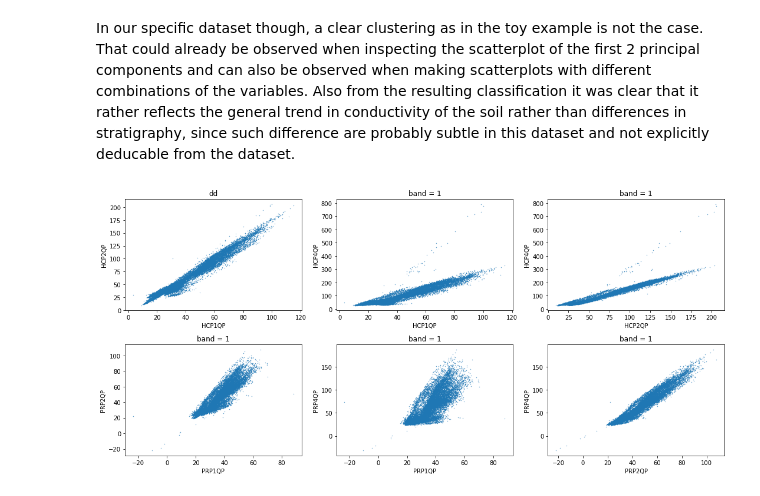
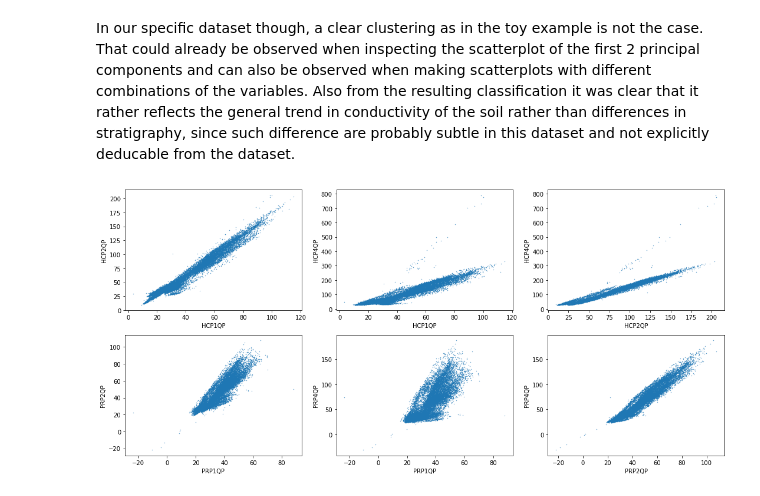
Before and after one commit to drdebivre/Thesis_EMIclass, a Jupyter notebook: 3.Gaussian_mixture.ipynb, the cells around one changed output. Drawn from its saved outputs; the diff is of its cells as text; code cells hidden in the pictures.

```diff
--- a/3.Gaussian_mixture.ipynb
+++ b/3.Gaussian_mixture.ipynb
@@ -216,15 +216,16 @@ In our specific dataset though, a clear clustering as in the toy example is not
 # %%
 fig, ((ax0, ax1, ax2), (ax3, ax4, ax5)) = plt.subplots(2,3, figsize=(15,7))
 
 stack_data.plot.scatter(x='HCP1QP', y='HCP2QP', s=0.1, ax=ax0)
 stack_data.plot.scatter(x='HCP1QP', y='HCP4QP', s=0.1, ax=ax1)
 stack_data.plot.scatter(x='HCP2QP', y='HCP4QP', s=0.1, ax=ax2)
 stack_data.plot.scatter(x='PRP1QP', y='PRP2QP', s=0.1, ax=ax3)
 stack_data.plot.scatter(x='PRP1QP', y='PRP4QP', s=0.1, ax=ax4)
 stack_data.plot.scatter(x='PRP2QP', y='PRP4QP', s=0.1, ax=ax5)
-for ax in []
+for ax in [ax0, ax1, ax2, ax3, ax4, ax5]:
+    ax.set_title('')
 
 plt.tight_layout()
 plt.show()
 # %% [output]
-[figure, old version]
+[figure, new version]
```
Also changed, not shown: parts of 1 cell of this notebook.
